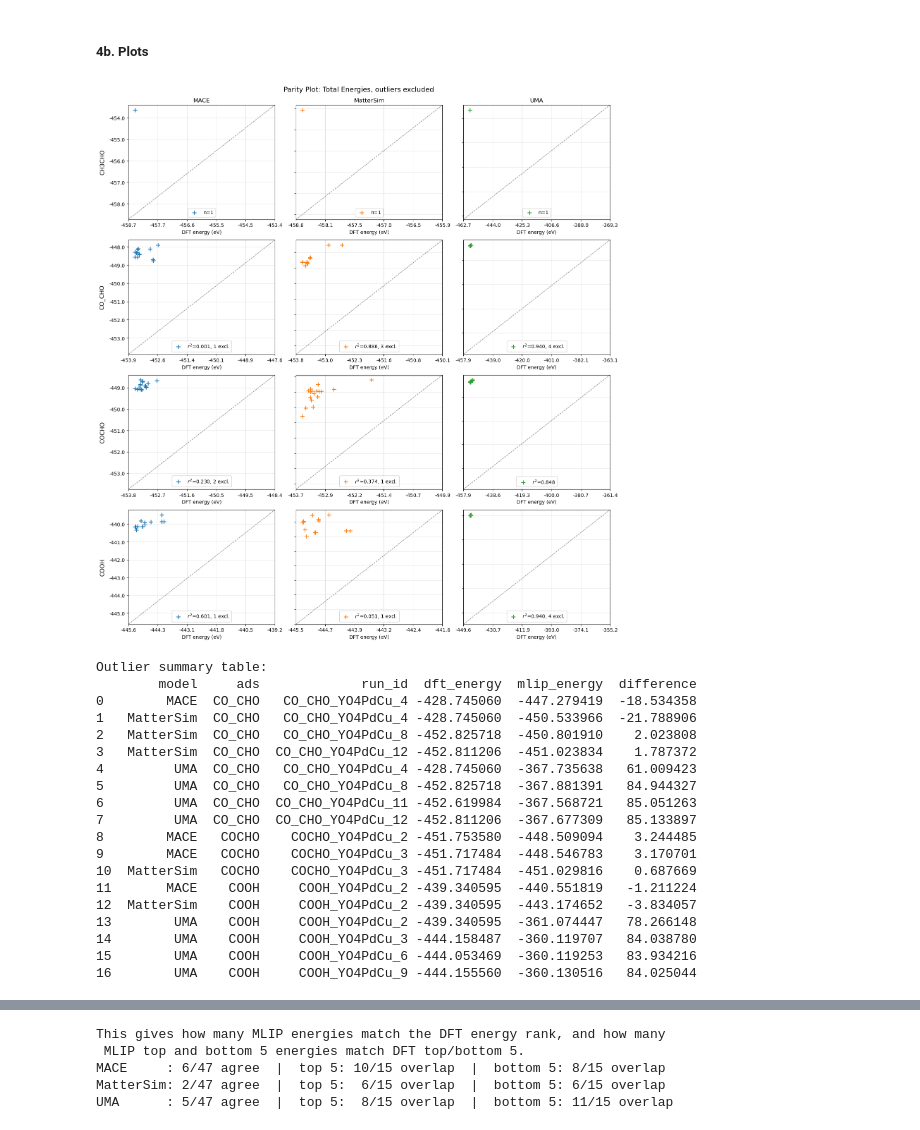
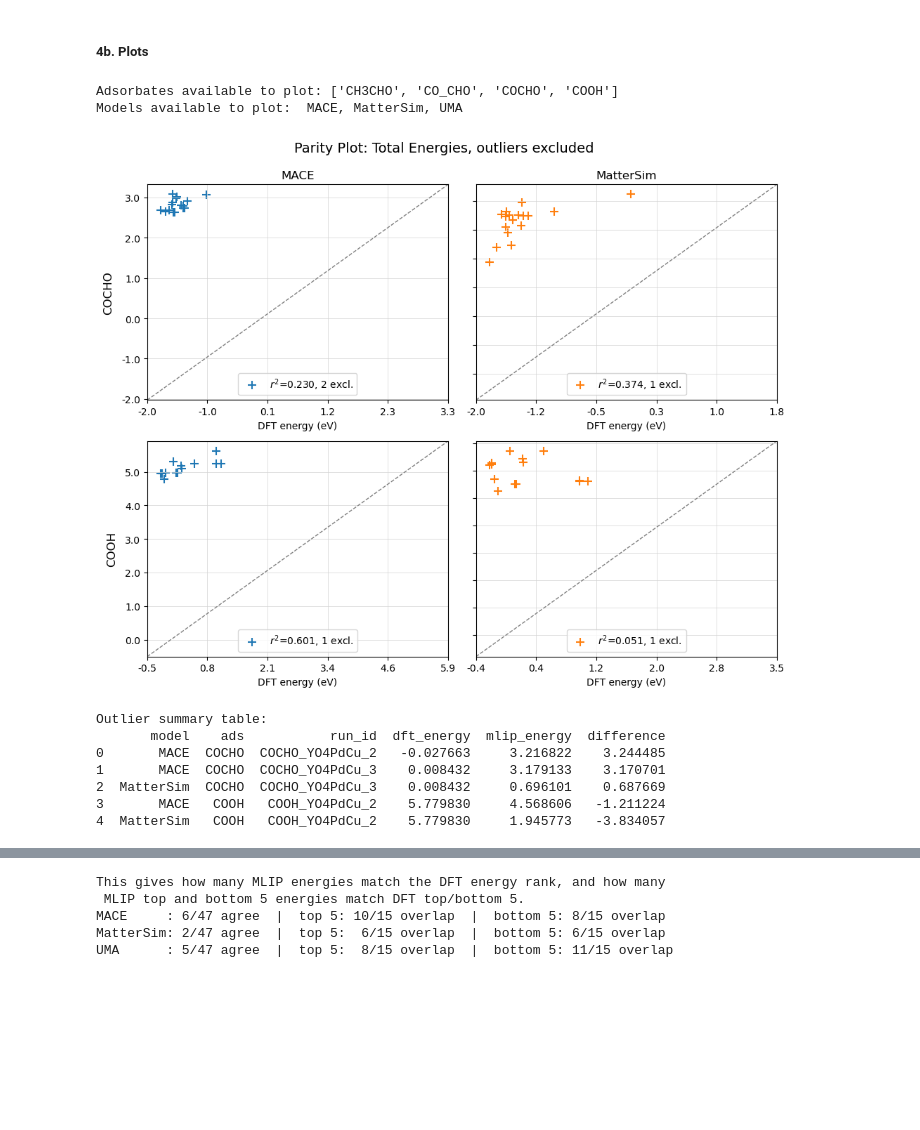
Before and after one commit to zbschwab/mlip-dft-relaxed-comparison, a Jupyter notebook: YPdCu_slab/mlips-relaxed-dft-benchmark.ipynb, the cells around one changed output, grey strips where cells are left out. Cells and saved outputs as stored; diff of their text form; code cells hidden in the pictures; blank space fills up the shorter version.

Commit message:
added user flags and other graphing qol improvements

```diff
--- a/YPdCu_slab/mlips-relaxed-dft-benchmark.ipynb
+++ b/YPdCu_slab/mlips-relaxed-dft-benchmark.ipynb
@@ -80,11 +80,12 @@ def make_run(ads, slab, config_id, template):
         "path":      template.format(ads=ads, slab=slab, config_id=config_id),
     }
 
-def make_model(name, python_bin, script_path):
+def make_model(name, python_bin, script_path, supported_devices=("mps", "cuda", "cpu", "N/A")):
     return {
         "name":       name,
         "python_bin": python_bin,
-        "script":     script_path
+        "script":     script_path,
+        "supported_devices": list(supported_devices)
     }
 # %%
 # function to set up env paths for running model scripts
@@ -179,8 +191,8 @@ else:
 cell skipped!
 # %%
 # runs each MLIP runner script as a subprocess using that model's own conda env
-# each script reads the .xyz inputs and writes a .traj file
-# with predicted E, F(r)
+# each model-runner script passes the dft .xyz inputs to a model and writes a
+# .traj file containing the mlip relaxation
 
 if RUN_MLIPS:
     # new env inherits current environment as a starting point
@@ -201,7 +213,7 @@ if RUN_MLIPS:
                     continue
 
             r = subprocess.run(
-                [model['python_bin'], model['script'], in_path, out_path, device],
+                [model['python_bin'], model['script'], in_path, out_path, model['device']],
                 capture_output=True, text=True, env=env
             )
             if r.returncode != 0:
@@ -306,3 +318,9 @@ def filter_outliers(x, y, keys, thresh=3.5):
     return mask, dropped
 # %% [markdown]
 ##### 4b. Plots
+# %%
+print(f"Adsorbates available to plot: {list(ADSORBATE_CALCS.keys())}")
+print(f"Models available to plot: ", ", ".join(m['name'] for m in MODELS))
+# %% [output]
+Adsorbates available to plot: ['CH3CHO', 'CO_CHO', 'COCHO', 'COOH']
+Models available to plot:  MACE, MatterSim, UMA
@@ -309,13 +352,16 @@ def filter_outliers(x, y, keys, thresh=3.5):
 # %%
-# reusable parity plot grid
+# -- Parity Plot --
+
 COLORS = plt.cm.tab10.colors
+# MODELS_PLOT = [m for m in MODELS if a != "CH3CHO"]
+
 def parity_plot(df, energy_col, title, drop_outliers=False, show_outlier_table=False):
-    fig, axes = plt.subplots(nrows=len(ADSORBATE_CALCS), ncols=len(MODELS),
-                            figsize=(5*len(MODELS), 4*len(ADSORBATE_CALCS)))
+    fig, axes = plt.subplots(nrows=len(SELECTED_ADSORBATE_CALCS), ncols=len(SELECTED_MODELS),
+                            figsize=(5*len(SELECTED_MODELS), 4*len(SELECTED_ADSORBATE_CALCS)))
     outlier_rows = []
     dft_col = f"dft_{energy_col}"
-    for row, ads in enumerate(ADSORBATE_CALCS):
-        for col, (model, color) in enumerate(zip(MODELS, COLORS)):
+    for row, ads in enumerate(SELECTED_ADSORBATE_CALCS):
+        for col, (model, color) in enumerate(zip(SELECTED_MODELS, COLORS)):
             ax = axes[row][col]
             subset = df[(df['model'] == model['name']) & (df['ads'] == ads)]
             x = subset[dft_col].to_numpy()
@@ -365,33 +411,15 @@ def parity_plot(df, energy_col, title, drop_outliers=False, show_outlier_table=F
         print("\nOutlier summary table:")
         print(out_df)
 # %%
-# generate parity plots
+# generate parity plot
 
-# # with no removed points
-# parity_plot(df, "total",    "Parity Plot: Total Energies (relaxed MLIPs vs. DFT)")
-# parity_plot(df, "adsorbed", "Parity Plot: Adsorption Energies (relaxed MLIPs vs. DFT)")
-
-# with outliers removed
-parity_plot(df, "total",    "Parity Plot: Total Energies, (outliers excluded)", drop_outliers=True, show_outlier_table=True)
-parity_plot(df, "adsorbed", "Parity Plot: Adsorption Energies, (outliers excluded)", drop_outliers=True)
+parity_plot(df, energy,    f"Parity Plot: Total Energies, outliers {outliers}", drop_outliers=DROP_OUTLIERS, show_outlier_table=PRINT_OUTLIER_TABLE)
 # %% [output]
-[figure, old version]
+[figure, new version]
 Outlier summary table:
-        model     ads             run_id  dft_energy  mlip_energy  difference
-0        MACE  CO_CHO   CO_CHO_YO4PdCu_4 -428.745060  -447.279419  -18.534358
-1   MatterSim  CO_CHO   CO_CHO_YO4PdCu_4 -428.745060  -450.533966  -21.788906
-2   MatterSim  CO_CHO   CO_CHO_YO4PdCu_8 -452.825718  -450.801910    2.023808
-3   MatterSim  CO_CHO  CO_CHO_YO4PdCu_12 -452.811206  -451.023834    1.787372
-4         UMA  CO_CHO   CO_CHO_YO4PdCu_4 -428.745060  -367.735638   61.009423
-5         UMA  CO_CHO   CO_CHO_YO4PdCu_8 -452.825718  -367.881391   84.944327
-6         UMA  CO_CHO  CO_CHO_YO4PdCu_11 -452.619984  -367.568721   85.051263
-7         UMA  CO_CHO  CO_CHO_YO4PdCu_12 -452.811206  -367.677309   85.133897
-8        MACE   COCHO    COCHO_YO4PdCu_2 -451.753580  -448.509094    3.244485
-9        MACE   COCHO    COCHO_YO4PdCu_3 -451.717484  -448.546783    3.170701
-10  MatterSim   COCHO    COCHO_YO4PdCu_3 -451.717484  -451.029816    0.687669
-11       MACE    COOH     COOH_YO4PdCu_2 -439.340595  -440.551819   -1.211224
-12  MatterSim    COOH     COOH_YO4PdCu_2 -439.340595  -443.174652   -3.834057
-13        UMA    COOH     COOH_YO4PdCu_2 -439.340595  -361.074447   78.266148
-14        UMA    COOH     COOH_YO4PdCu_3 -444.158487  -360.119707   84.038780
-15        UMA    COOH     COOH_YO4PdCu_6 -444.053469  -360.119253   83.934216
-16        UMA    COOH     COOH_YO4PdCu_9 -444.155560  -360.130516   84.025044
+       model    ads           run_id  dft_energy  mlip_energy  difference
+0       MACE  COCHO  COCHO_YO4PdCu_2   -0.027663     3.216822    3.244485
+1       MACE  COCHO  COCHO_YO4PdCu_3    0.008432     3.179133    3.170701
+2  MatterSim  COCHO  COCHO_YO4PdCu_3    0.008432     0.696101    0.687669
+3       MACE   COOH   COOH_YO4PdCu_2    5.779830     4.568606   -1.211224
+4  MatterSim   COOH   COOH_YO4PdCu_2    5.779830     1.945773   -3.834057
```
Also changed, not shown: parts of 5 cells of this notebook.
